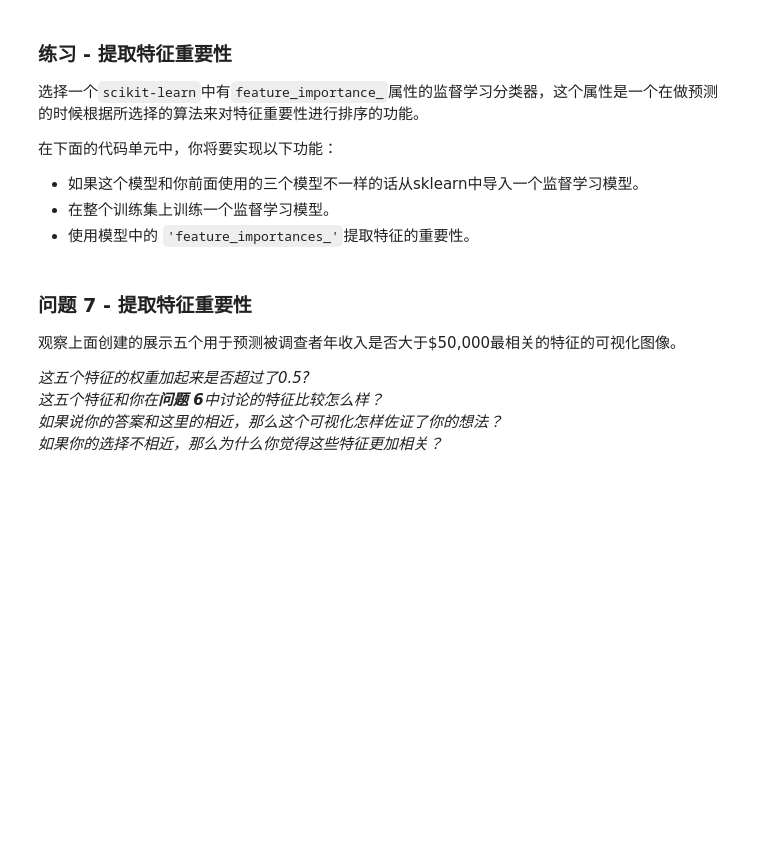
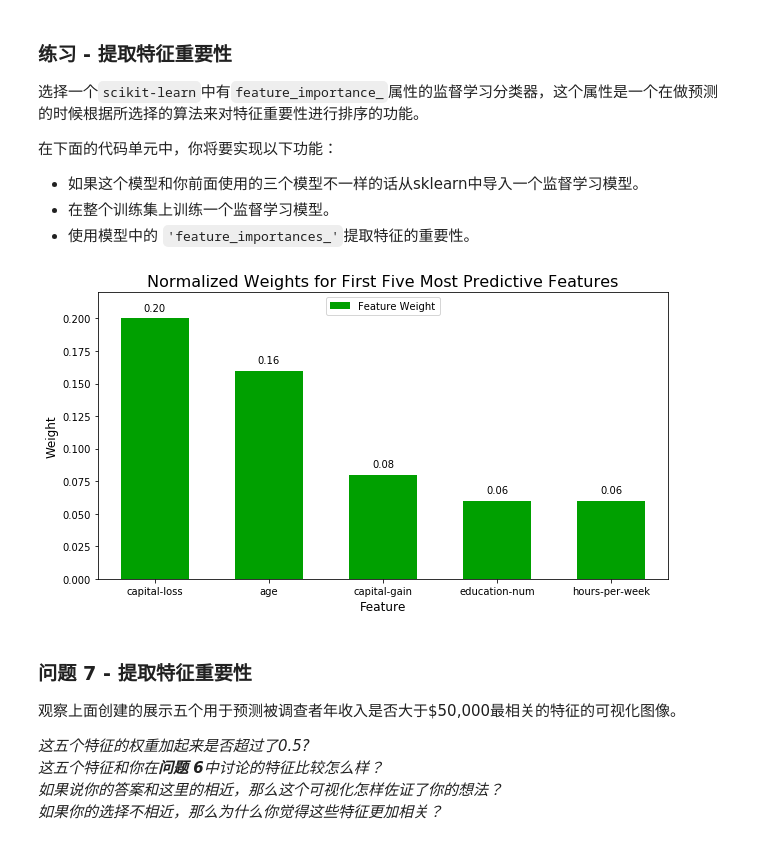
Before and after one commit to Klison/finding_donors, a Jupyter notebook: finding_donors.ipynb, the cells around one changed output. Cells and saved outputs as stored; diff of their text form; code cells hidden in the pictures; blank space fills up the shorter version.

Commit message:
Completed selecting and optimizing model
X_test untested yet. This selection is for the first submit.

```diff
--- a/finding_donors.ipynb
+++ b/finding_donors.ipynb
@@ -565,15 +629,18 @@ _在这十三个记录中，你认为哪五个特征对于预测是最重要的
  - 使用模型中的 `'feature_importances_'`提取特征的重要性。
 # %%
 # TODO：导入一个有'feature_importances_'的监督学习模型
-
+from sklearn.ensemble import AdaBoostClassifier
 # TODO：在训练集上训练一个监督学习模型
-model = None
+clf = AdaBoostClassifier()
+model = clf.fit(X_train, y_train)
 
 # TODO： 提取特征重要性
-importances = None
+importances = model.feature_importances_
 
 # 绘图
 vs.feature_plot(importances, X_train, y_train)
+# %% [output]
+[figure, added]
 # %% [markdown]
 ### 问题 7 - 提取特征重要性
 观察上面创建的展示五个用于预测被调查者年收入是否大于\$50,000最相关的特征的可视化图像。
```
Also changed, not shown: parts of 21 cells of this notebook.
